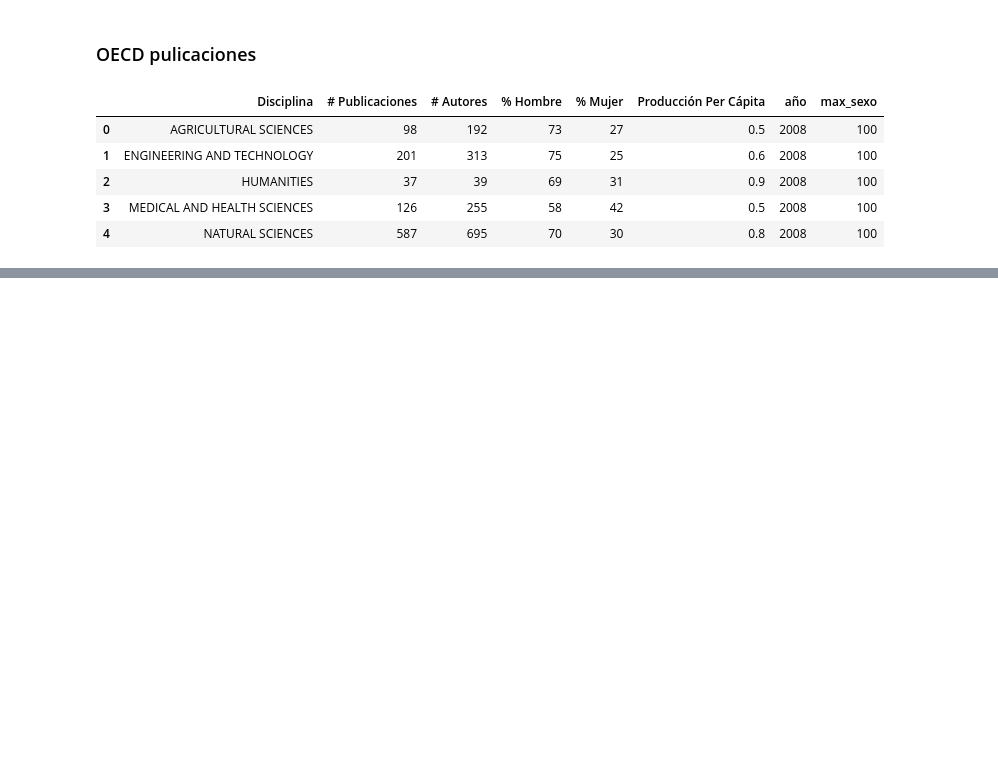
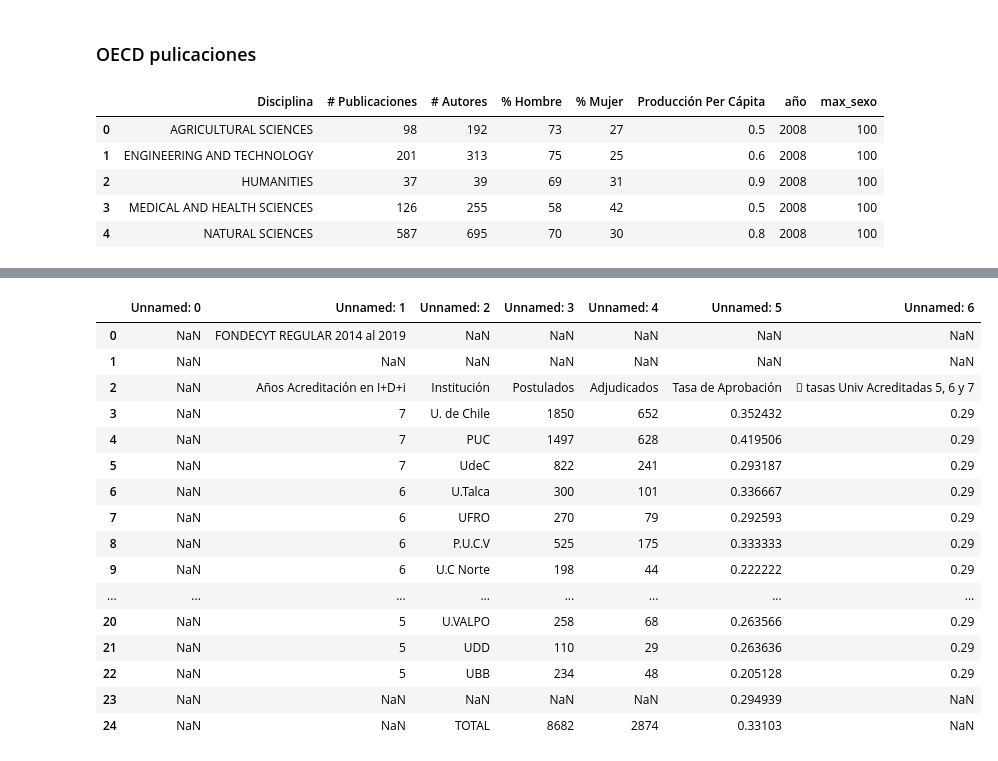
Before and after one commit to Nanocell-Lab/nodo_CTCI, a Jupyter notebook: 04_Investigación.ipynb, the cells around one changed output, grey strips where cells are left out. Cells and saved outputs as stored; diff of their text form; code cells hidden in the pictures; blank space fills up the shorter version.

```diff
--- a/04_Investigación.ipynb
+++ b/04_Investigación.ipynb
@@ -220,0 +303,20 @@ alt.Chart(datos_oecd).mark_line(
+# %%
+pd.read_excel("data/Estudio universidades 2014-2019.xlsx")
+# %% [output]
+|  | Unnamed: 0 | Unnamed: 1 | Unnamed: 2 | Unnamed: 3 | Unnamed: 4 | Unnamed: 5 | Unnamed: 6 |
+| 0 | NaN | FONDECYT REGULAR 2014 al 2019 | NaN | NaN | NaN | NaN | NaN |
+| 1 | NaN | NaN | NaN | NaN | NaN | NaN | NaN |
+| 2 | NaN | Años Acreditación en I+D+i | Institución | Postulados | Adjudicados | Tasa de Aprobación |  tasas Univ Acreditadas 5, 6 y 7 |
+| 3 | NaN | 7 | U. de Chile | 1850 | 652 | 0.352432 | 0.29 |
+| 4 | NaN | 7 | PUC | 1497 | 628 | 0.419506 | 0.29 |
+| 5 | NaN | 7 | UdeC | 822 | 241 | 0.293187 | 0.29 |
+| 6 | NaN | 6 | U.Talca | 300 | 101 | 0.336667 | 0.29 |
+| 7 | NaN | 6 | UFRO | 270 | 79 | 0.292593 | 0.29 |
+| 8 | NaN | 6 | P.U.C.V | 525 | 175 | 0.333333 | 0.29 |
+| 9 | NaN | 6 | U.C Norte | 198 | 44 | 0.222222 | 0.29 |
+| ... | ... | ... | ... | ... | ... | ... | ... |
+| 20 | NaN | 5 | U.VALPO | 258 | 68 | 0.263566 | 0.29 |
+| 21 | NaN | 5 | UDD | 110 | 29 | 0.263636 | 0.29 |
+| 22 | NaN | 5 | UBB | 234 | 48 | 0.205128 | 0.29 |
+| 23 | NaN | NaN | NaN | NaN | NaN | 0.294939 | NaN |
+| 24 | NaN | NaN | TOTAL | 8682 | 2874 | 0.33103 | NaN |
```
Also changed, not shown: parts of 9 cells of this notebook.
